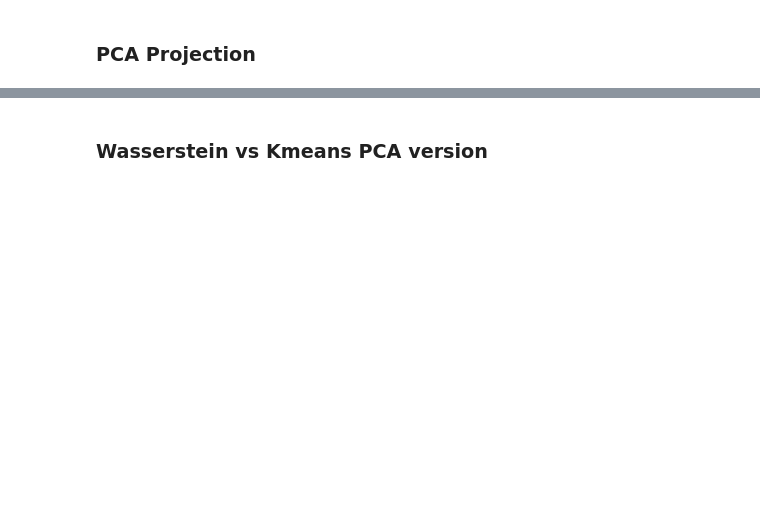
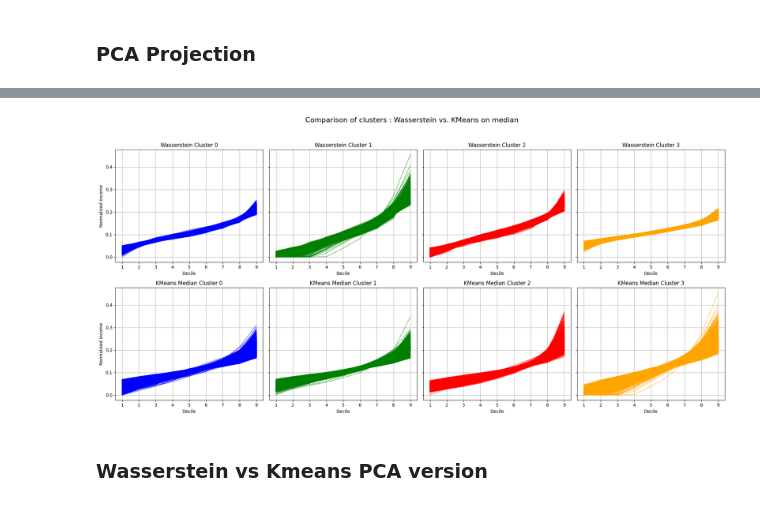
Before and after one commit to moranenzo/ML-Wasserstein, a Jupyter notebook: IRIS.ipynb, the cells around one changed output, grey strips where cells are left out. Cells and saved outputs as stored; diff of their text form; code cells hidden in the pictures; blank space fills up the shorter version.

```diff
--- a/IRIS.ipynb
+++ b/IRIS.ipynb
@@ -200,3 +235,35 @@ plt.show()
+# %%
+fig, axes = plt.subplots(2, 4, figsize=(20, 10), sharey=True)
+fig.suptitle("Comparison of clusters : Wasserstein vs. KMeans on median", fontsize=16)
+
+# Wasserstein clusters
+for cluster_id in range(k):
+    ax = axes[0, cluster_id]
+    members = distributions[df_clean["cluster_wasserstein_1d"] == cluster_id]
+    for dist in members:
+        ax.plot(support, dist, color=colors[cluster_id % len(colors)], alpha=0.5)
+    ax.set_title(f"Wasserstein Cluster {cluster_id}")
+    ax.set_xlabel("Decile")
+    if cluster_id == 0:
+        ax.set_ylabel("Normalized income")
+    ax.grid(True)
+
+# KMeans on median clusters
+for cluster_id in range(k):
+    ax = axes[1, cluster_id]
+    members = distributions[df_clean["cluster_median"] == cluster_id]
+    for dist in members:
+        ax.plot(support, dist, color=colors[cluster_id % len(colors)], alpha=0.5)
+    ax.set_title(f"KMeans Median Cluster {cluster_id}")
+    ax.set_xlabel("Decile")
+    if cluster_id == 0:
+        ax.set_ylabel("Normalized income")
+    ax.grid(True)
+
+plt.tight_layout(rect=[0, 0.03, 1, 0.95])
+plt.show()
+# %% [output]
+[figure, added]
 # %% [markdown]
 ### Wasserstein vs Kmeans PCA version
 # %%
```
Also changed, not shown: parts of 25 cells of this notebook.
